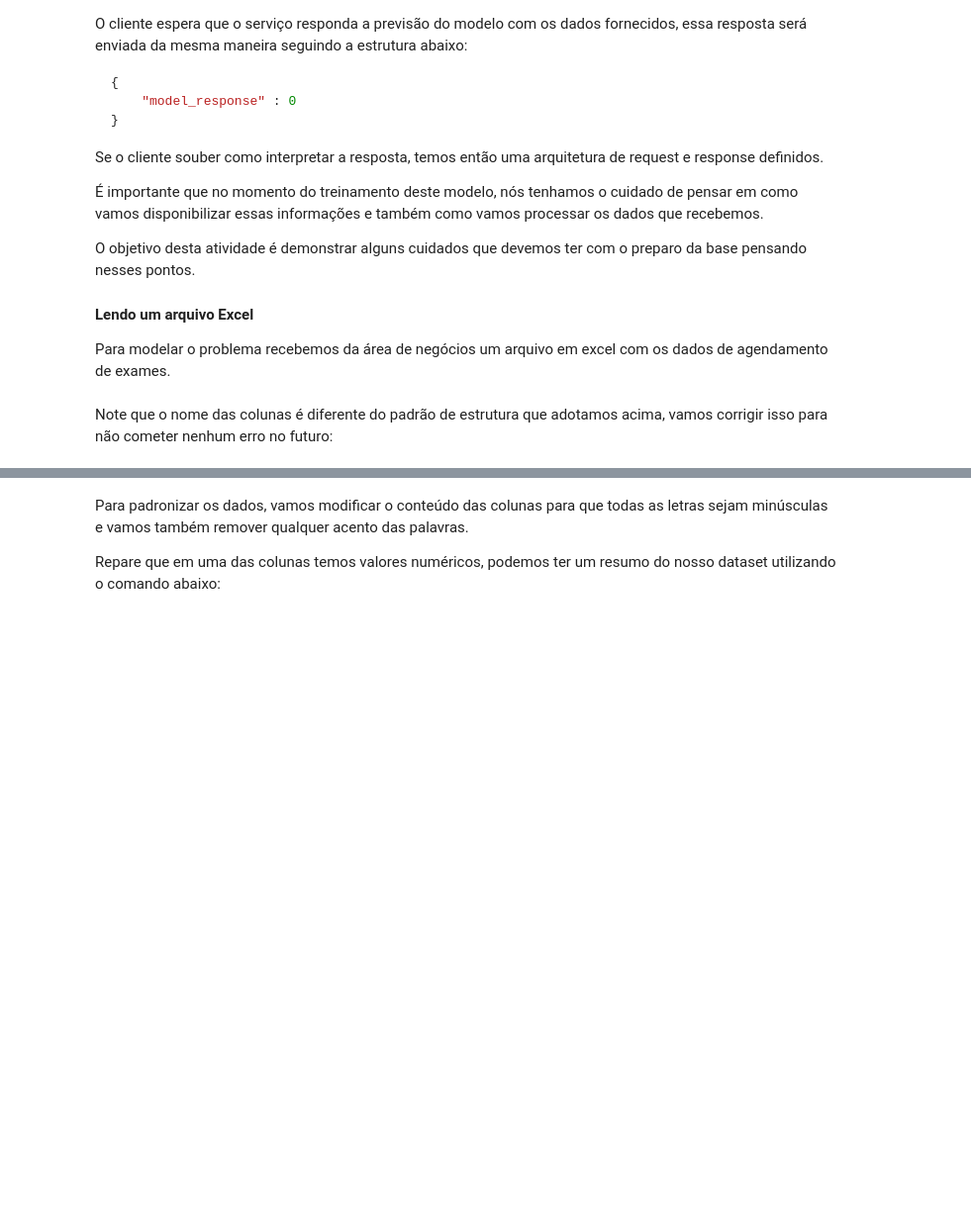
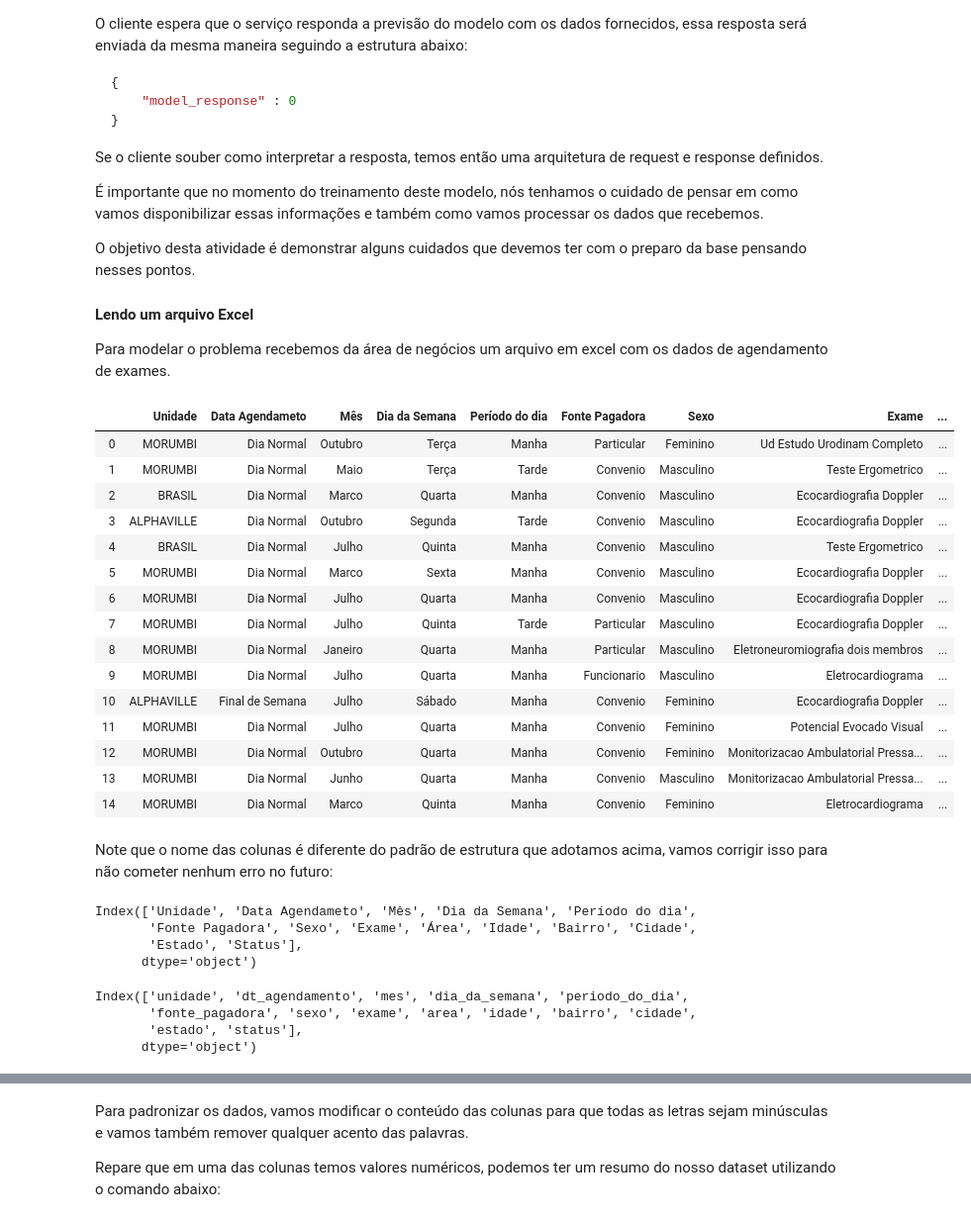
Before and after one commit to pgiaeinstein/otmz-mlp, a Jupyter notebook: Atividade1.ipynb, the cells around one changed output, grey strips where cells are left out. Shown: that part at 99% size. Cells and saved outputs as stored; diff of their text form; code cells hidden in the pictures; blank space fills up the shorter version.

```diff
--- a/Atividade1.ipynb
+++ b/Atividade1.ipynb
@@ -94,8 +100,39 @@ Para modelar o problema recebemos da área de negócios um arquivo em excel com
 # %%
 data = pd.read_excel('https://github.com/pgiaeinstein/otmz-mlp/raw/master/saida_aula.xlsx')
-data.head()
+data.head(15)
+# %% [output]
+|  | Unidade | Data Agendameto | Mês | Dia da Semana | Período do dia | Fonte Pagadora | Sexo | Exame | ... |
+| 0 | MORUMBI | Dia Normal | Outubro | Terça | Manha | Particular | Feminino | Ud Estudo Urodinam Completo | ... |
+| 1 | MORUMBI | Dia Normal | Maio | Terça | Tarde | Convenio | Masculino | Teste Ergometrico | ... |
+| 2 | BRASIL | Dia Normal | Marco | Quarta | Manha | Convenio | Masculino | Ecocardiografia Doppler | ... |
+| 3 | ALPHAVILLE | Dia Normal | Outubro | Segunda | Tarde | Convenio | Masculino | Ecocardiografia Doppler | ... |
+| 4 | BRASIL | Dia Normal | Julho | Quinta | Manha | Convenio | Masculino | Teste Ergometrico | ... |
+| 5 | MORUMBI | Dia Normal | Marco | Sexta | Manha | Convenio | Masculino | Ecocardiografia Doppler | ... |
+| 6 | MORUMBI | Dia Normal | Julho | Quarta | Manha | Convenio | Masculino | Ecocardiografia Doppler | ... |
+| 7 | MORUMBI | Dia Normal | Julho | Quinta | Tarde | Particular | Masculino | Ecocardiografia Doppler | ... |
+| 8 | MORUMBI | Dia Normal | Janeiro | Quarta | Manha | Particular | Masculino | Eletroneuromiografia dois membros | ... |
+| 9 | MORUMBI | Dia Normal | Julho | Quarta | Manha | Funcionario | Masculino | Eletrocardiograma | ... |
+| 10 | ALPHAVILLE | Final de Semana | Julho | Sábado | Manha | Convenio | Feminino | Ecocardiografia Doppler | ... |
+| 11 | MORUMBI | Dia Normal | Julho | Quarta | Manha | Convenio | Feminino | Potencial Evocado Visual | ... |
+| 12 | MORUMBI | Dia Normal | Outubro | Quarta | Manha | Convenio | Feminino | Monitorizacao Ambulatorial Pressa... | ... |
+| 13 | MORUMBI | Dia Normal | Junho | Quarta | Manha | Convenio | Masculino | Monitorizacao Ambulatorial Pressa... | ... |
+| 14 | MORUMBI | Dia Normal | Marco | Quinta | Manha | Convenio | Feminino | Eletrocardiograma | ... |
 # %% [markdown]
 Note que o nome das colunas é diferente do padrão de estrutura que adotamos acima, vamos corrigir isso para não cometer nenhum erro no futuro:
+# %%
+data.columns
+# %% [output]
+Index(['Unidade', 'Data Agendameto', 'Mês', 'Dia da Semana', 'Período do dia',
+       'Fonte Pagadora', 'Sexo', 'Exame', 'Área', 'Idade', 'Bairro', 'Cidade',
+       'Estado', 'Status'],
+      dtype='object')
+# %%
+data.Data_Agendamento
+# %% [output]
+Index(['unidade', 'dt_agendamento', 'mes', 'dia_da_semana', 'periodo_do_dia',
+       'fonte_pagadora', 'sexo', 'exame', 'area', 'idade', 'bairro', 'cidade',
+       'estado', 'status'],
+      dtype='object')
 # %%
 colunas = ['unidade', 'dt_agendamento', 'mes', 'dia_da_semana', 'periodo_do_dia', 'fonte_pagadora', 'sexo', 'exame', 'area', 'idade', 'bairro', 'cidade', 'estado', 'status']
 
```
Also changed, not shown: parts of 27 cells of this notebook.
